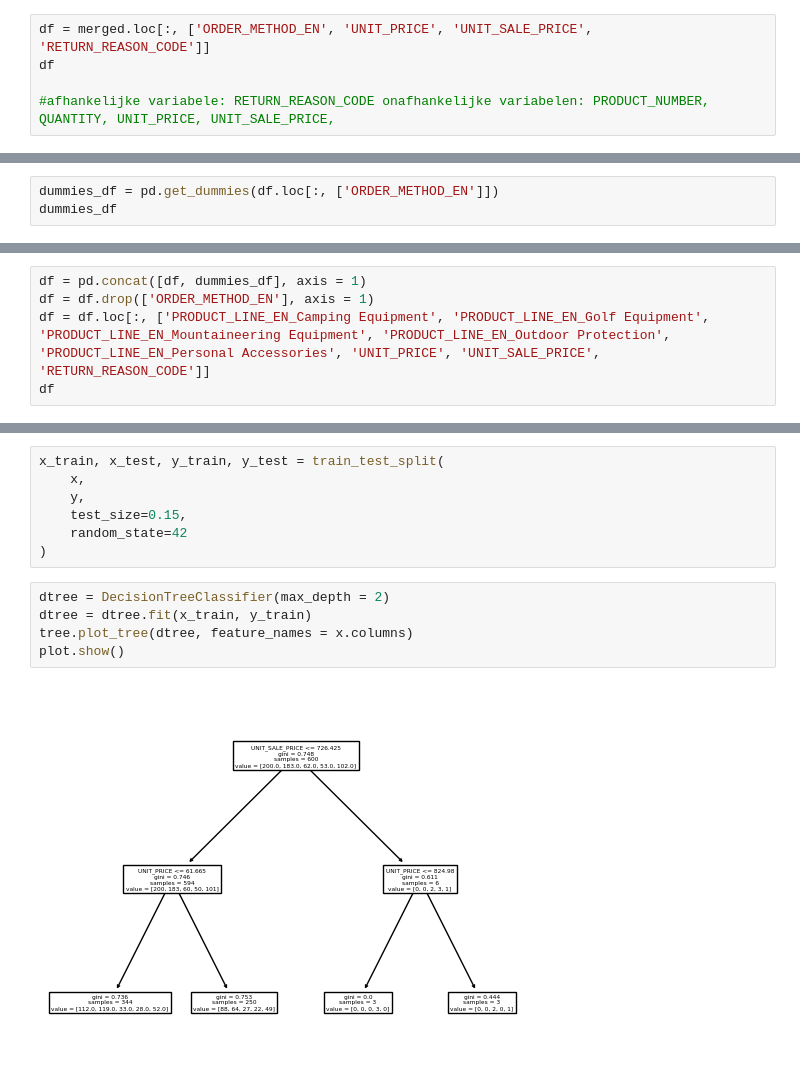
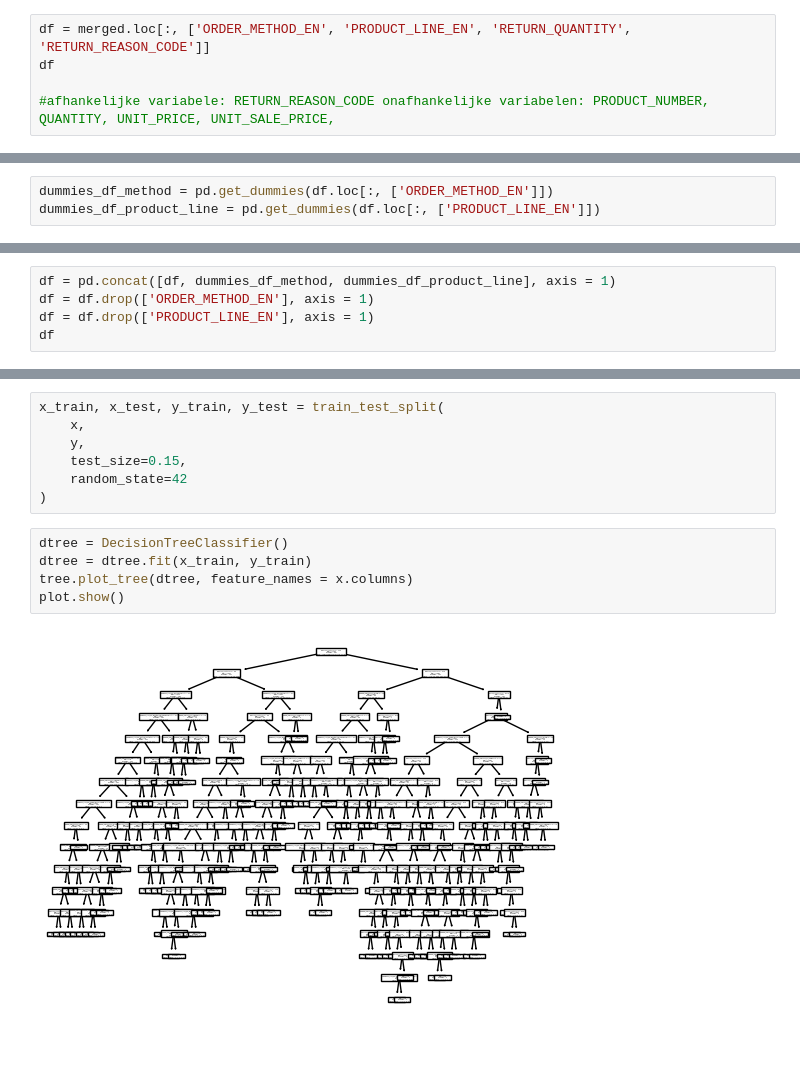
Before and after one commit to CroissantDevourer/dedsportfolio, a Jupyter notebook: Week 8/classificatiemodel.ipynb, the cells around one changed output, grey strips where cells are left out. Drawn from its saved outputs; the diff is of its cells as text; blank space fills up the shorter version.

```diff
--- a/Week 8/classificatiemodel.ipynb
+++ b/Week 8/classificatiemodel.ipynb
@@ -41,7 +50,7 @@ merged
 | 705 | 99817 | 9111 | 36 | 42 | 21.03 | 34.9 | 34.9 | ... |
 706 rows × 37 columns
 # %%
-df = merged.loc[:, ['ORDER_METHOD_EN', 'UNIT_PRICE', 'UNIT_SALE_PRICE', 'RETURN_REASON_CODE']]
+df = merged.loc[:, ['ORDER_METHOD_EN', 'PRODUCT_LINE_EN', 'RETURN_QUANTITY', 'RETURN_REASON_CODE']]
 df
 
 #afhankelijke variabele: RETURN_REASON_CODE onafhankelijke variabelen: PRODUCT_NUMBER, QUANTITY, UNIT_PRICE, UNIT_SALE_PRICE,
@@ -61,4 +70,4 @@ df
 706 rows × 4 columns
 # %%
-dummies_df = pd.get_dummies(df.loc[:, ['ORDER_METHOD_EN']])
-dummies_df
+dummies_df_method = pd.get_dummies(df.loc[:, ['ORDER_METHOD_EN']])
+dummies_df_product_line = pd.get_dummies(df.loc[:, ['PRODUCT_LINE_EN']])
@@ -79,6 +74,6 @@ dummies_df
 # %%
-df = pd.concat([df, dummies_df], axis = 1)
+df = pd.concat([df, dummies_df_method, dummies_df_product_line], axis = 1)
 df = df.drop(['ORDER_METHOD_EN'], axis = 1)
-df = df.loc[:, ['PRODUCT_LINE_EN_Camping Equipment', 'PRODUCT_LINE_EN_Golf Equipment', 'PRODUCT_LINE_EN_Mountaineering Equipment', 'PRODUCT_LINE_EN_Outdoor Protection', 'PRODUCT_LINE_EN_Personal Accessories', 'UNIT_PRICE', 'UNIT_SALE_PRICE', 'RETURN_REASON_CODE']]
+df = df.drop(['PRODUCT_LINE_EN'], axis = 1)
 df
 # %% [output]
@@ -121,12 +116,12 @@ x_train, x_test, y_train, y_test = train_test_split(
     random_state=42
 )
 # %%
-dtree = DecisionTreeClassifier(max_depth = 2)
+dtree = DecisionTreeClassifier()
 dtree = dtree.fit(x_train, y_train)
 tree.plot_tree(dtree, feature_names = x.columns)
 plot.show()
 # %% [output]
-[figure, old version]
+[figure, new version]
 # %%
 predict_df = pd.DataFrame(dtree.predict(x_test))
 predict_df = predict_df.rename(columns={0:'Predicted_reason'})
```
Also changed, not shown: parts of 9 cells of this notebook, 1 other file.
